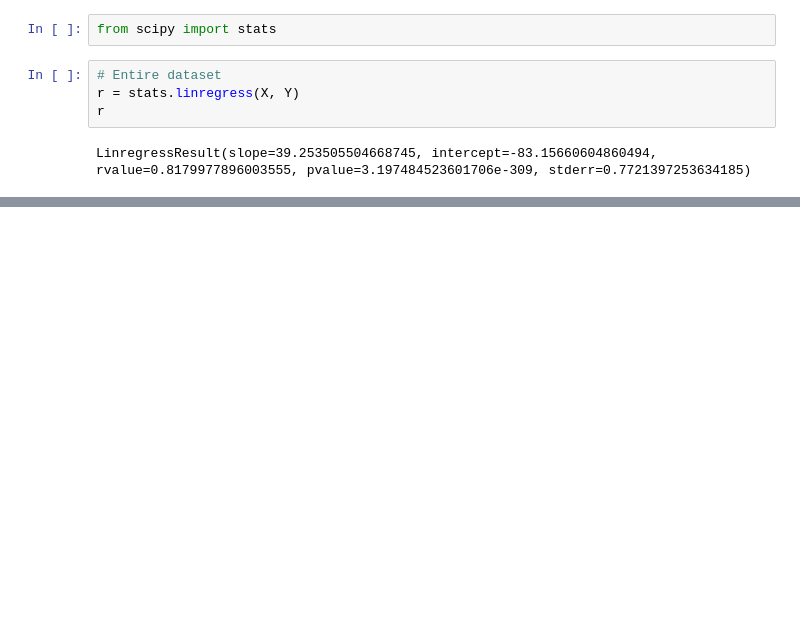
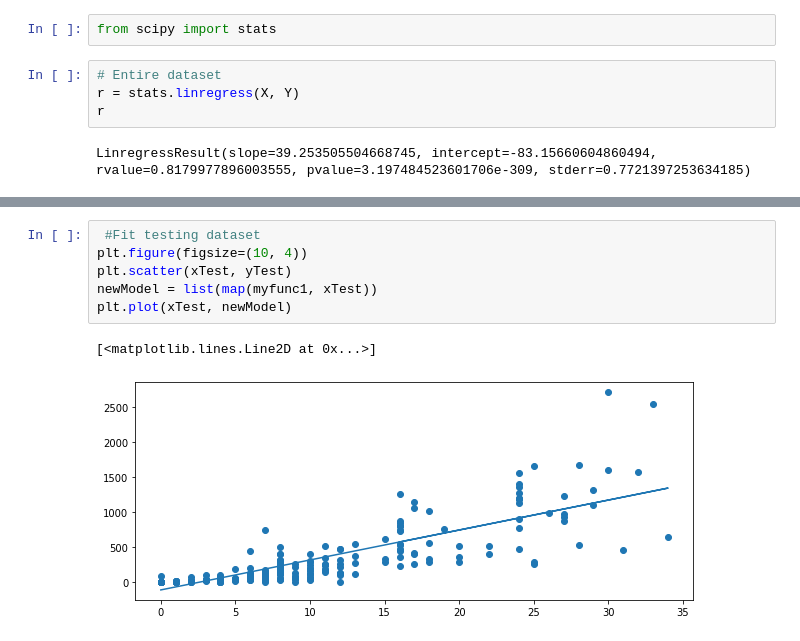
Before and after one commit to Yeghon/CCI508, a Jupyter notebook: PlayAround.ipynb, the cells around one changed output, grey strips where cells are left out. Cells and saved outputs as stored; diff of their text form; blank space fills up the shorter version.

```diff
--- a/PlayAround.ipynb
+++ b/PlayAround.ipynb
@@ -103,0 +104,9 @@ LinregressResult(slope=38.382091918474465, intercept=-31.410499092094767, rvalue
+# %%
+ #Fit testing dataset
+plt.figure(figsize=(10, 4))
+plt.scatter(xTest, yTest)
+newModel = list(map(myfunc1, xTest))
+plt.plot(xTest, newModel)
+# %% [output]
+[<matplotlib.lines.Line2D at 0x...>]
+[figure, added]
```
Also changed, not shown: parts of 14 cells of this notebook.
